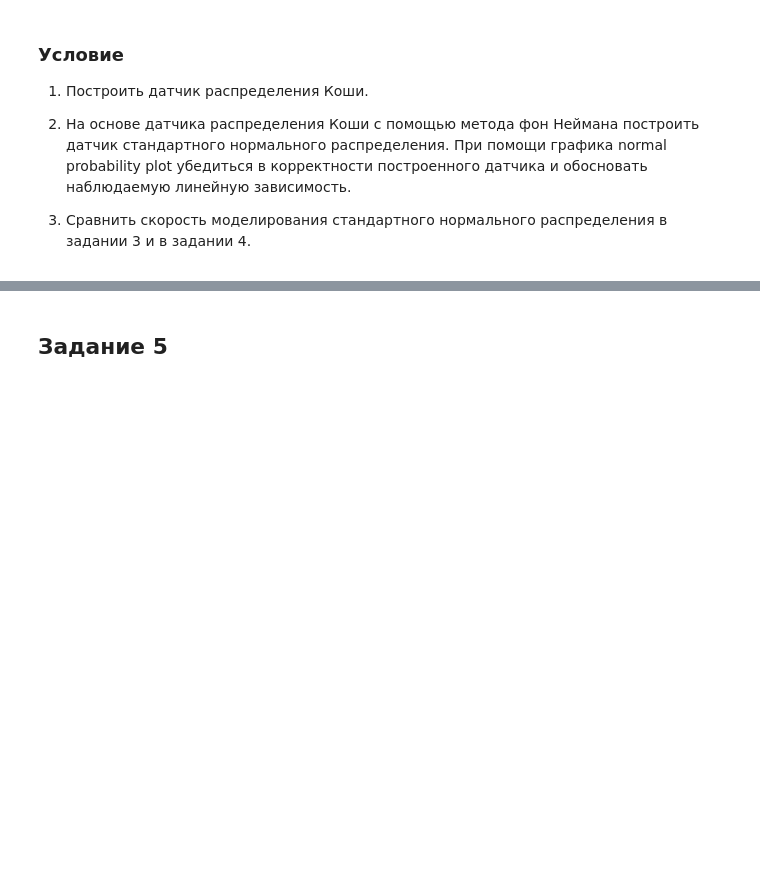
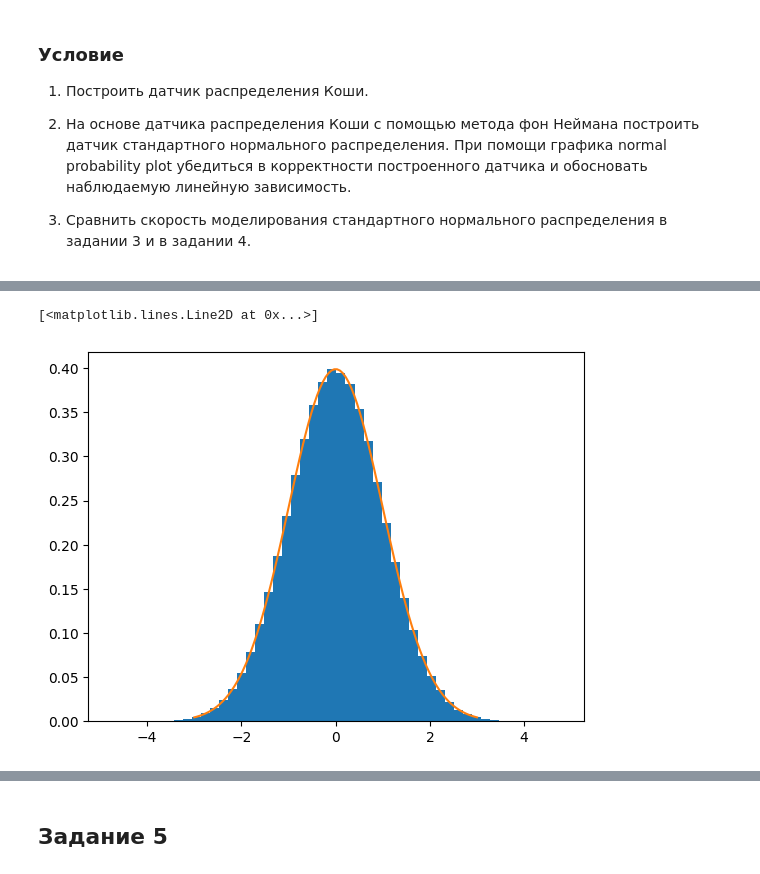
Before and after one commit to arinenn/stochastic_practicum, a Jupyter notebook: stochastic_practicum_first.ipynb, the cells around one changed output, grey strips where cells are left out. Cells and saved outputs as stored; diff of their text form; code cells hidden in the pictures; blank space fills up the shorter version.

```diff
--- a/stochastic_practicum_first.ipynb
+++ b/stochastic_practicum_first.ipynb
@@ -1129,0 +1210,21 @@ Null hypothesis is accepted in 97.0% cases.
+# %%
+def rand_norm_Cauchy():
+    alpha = np.sqrt(np.exp(1)) / 2
+    while True:
+        X = rand_Cauchy(0, 1)
+        U = np.random.rand()
+        S = X * X
+        if U < alpha * (1 + S) * np.exp(-S/2):
+            return X
+# %%
+N = 10**6
+test = np.zeros(N)
+for i in range (1, N+1):
+    test[i-1] = rand_norm_Cauchy()
+# %%
+grid = np.linspace(-3, 3, 100)
+plt.hist(test, bins=50,density=True)
+plt.plot(grid, norm.pdf(grid))
+# %% [output]
+[<matplotlib.lines.Line2D at 0x...>]
+[figure, added]
```
Also changed, not shown: parts of 22 cells of this notebook.
